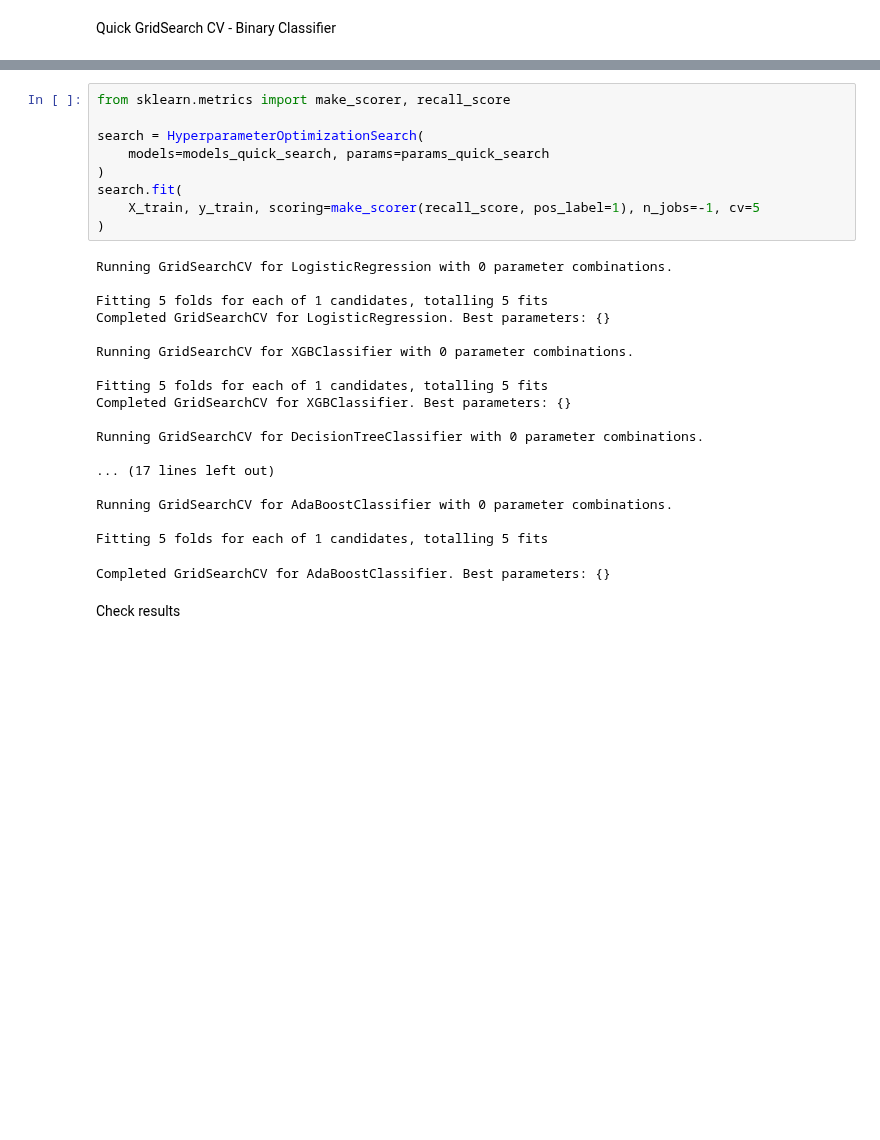
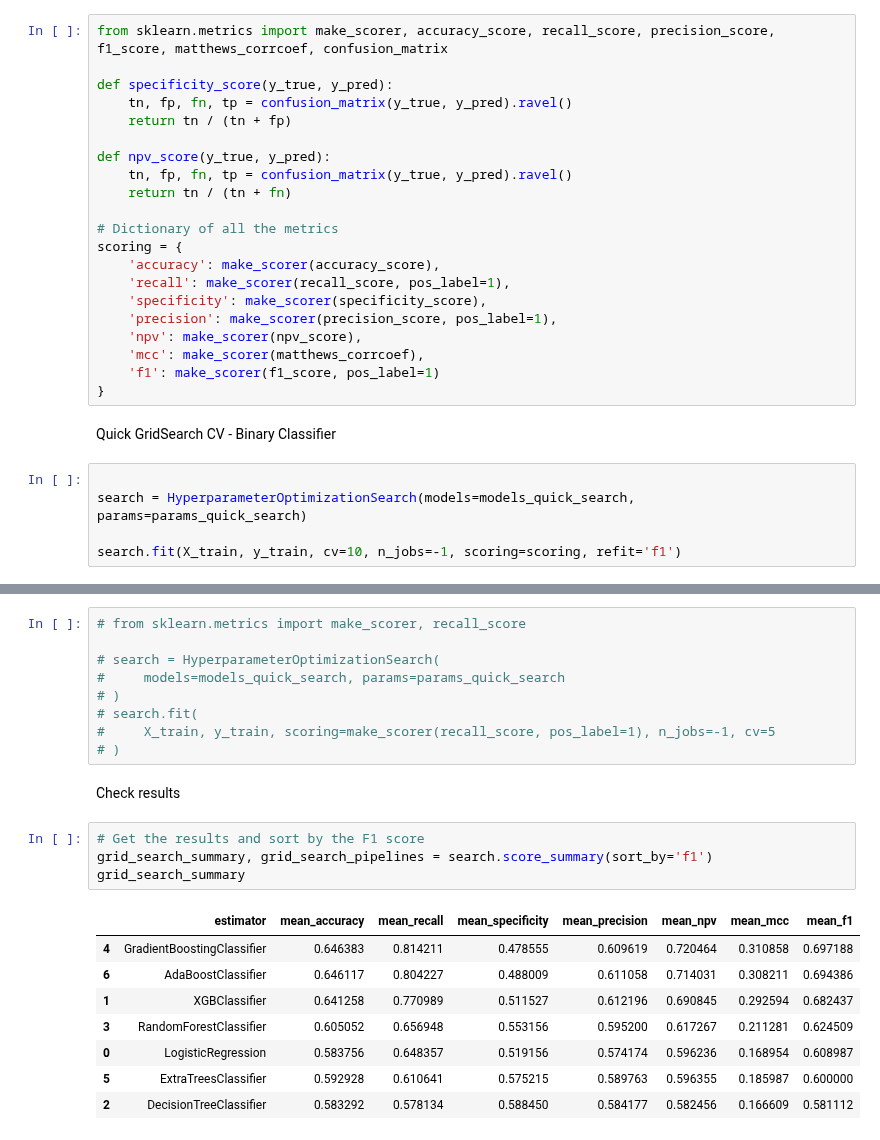
Before and after one commit to pswhdev/ivf-success-predictor, a Jupyter notebook: jupyter_notebooks/05 - Modeling and Evaluation Predict Success.ipynb, the cells around one changed output, grey strips where cells are left out. Cells and saved outputs as stored; diff of their text form; blank space fills up the shorter version.

Commit message:
Add different performance metrics on Quick GridSearch CV

```diff
--- a/jupyter_notebooks/05 - Modeling and Evaluation Predict Success.ipynb
+++ b/jupyter_notebooks/05 - Modeling and Evaluation Predict Success.ipynb
@@ -676,2 +765,28 @@ params_quick_search = {
+# %%
+from sklearn.metrics import make_scorer, accuracy_score, recall_score, precision_score, f1_score, matthews_corrcoef, confusion_matrix
+
+def specificity_score(y_true, y_pred):
+    tn, fp, fn, tp = confusion_matrix(y_true, y_pred).ravel()
+    return tn / (tn + fp)
+
+def npv_score(y_true, y_pred):
+    tn, fp, fn, tp = confusion_matrix(y_true, y_pred).ravel()
+    return tn / (tn + fn)
+
+# Dictionary of all the metrics
+scoring = {
+    'accuracy': make_scorer(accuracy_score),
+    'recall': make_scorer(recall_score, pos_label=1),
+    'specificity': make_scorer(specificity_score),
+    'precision': make_scorer(precision_score, pos_label=1),
+    'npv': make_scorer(npv_score),
+    'mcc': make_scorer(matthews_corrcoef),
+    'f1': make_scorer(f1_score, pos_label=1)
+}
 # %% [markdown]
 Quick GridSearch CV - Binary Classifier
+# %%
+
+search = HyperparameterOptimizationSearch(models=models_quick_search, params=params_quick_search)
+
+search.fit(X_train, y_train, cv=10, n_jobs=-1, scoring=scoring, refit='f1')
@@ -678,31 +845,25 @@ Quick GridSearch CV - Binary Classifier
 # %%
-from sklearn.metrics import make_scorer, recall_score
+# from sklearn.metrics import make_scorer, recall_score
 
-search = HyperparameterOptimizationSearch(
-    models=models_quick_search, params=params_quick_search
-)
-search.fit(
-    X_train, y_train, scoring=make_scorer(recall_score, pos_label=1), n_jobs=-1, cv=5
-)
+# search = HyperparameterOptimizationSearch(
+#     models=models_quick_search, params=params_quick_search
+# )
+# search.fit(
+#     X_train, y_train, scoring=make_scorer(recall_score, pos_label=1), n_jobs=-1, cv=5
+# )
-# %% [output]
-Running GridSearchCV for LogisticRegression with 0 parameter combinations.
-
-Fitting 5 folds for each of 1 candidates, totalling 5 fits
-Completed GridSearchCV for LogisticRegression. Best parameters: {}
-
-Running GridSearchCV for XGBClassifier with 0 parameter combinations.
-
-Fitting 5 folds for each of 1 candidates, totalling 5 fits
-Completed GridSearchCV for XGBClassifier. Best parameters: {}
-
-Running GridSearchCV for DecisionTreeClassifier with 0 parameter combinations.
-
-... (17 lines left out)
-
-Running GridSearchCV for AdaBoostClassifier with 0 parameter combinations.
-
-Fitting 5 folds for each of 1 candidates, totalling 5 fits
-Completed GridSearchCV for AdaBoostClassifier. Best parameters: {}
 # %% [markdown]
 Check results
+# %%
+# Get the results and sort by the F1 score
+grid_search_summary, grid_search_pipelines = search.score_summary(sort_by='f1')
+grid_search_summary
+# %% [output]
+|  | estimator | mean_accuracy | mean_recall | mean_specificity | mean_precision | mean_npv | mean_mcc | mean_f1 |
+| 4 | GradientBoostingClassifier | 0.646383 | 0.814211 | 0.478555 | 0.609619 | 0.720464 | 0.310858 | 0.697188 |
+| 6 | AdaBoostClassifier | 0.646117 | 0.804227 | 0.488009 | 0.611058 | 0.714031 | 0.308211 | 0.694386 |
+| 1 | XGBClassifier | 0.641258 | 0.770989 | 0.511527 | 0.612196 | 0.690845 | 0.292594 | 0.682437 |
+| 3 | RandomForestClassifier | 0.605052 | 0.656948 | 0.553156 | 0.595200 | 0.617267 | 0.211281 | 0.624509 |
+| 0 | LogisticRegression | 0.583756 | 0.648357 | 0.519156 | 0.574174 | 0.596236 | 0.168954 | 0.608987 |
+| 5 | ExtraTreesClassifier | 0.592928 | 0.610641 | 0.575215 | 0.589763 | 0.596355 | 0.185987 | 0.600000 |
+| 2 | DecisionTreeClassifier | 0.583292 | 0.578134 | 0.588450 | 0.584177 | 0.582456 | 0.166609 | 0.581112 |
 # %%
```
Also changed, not shown: parts of 33 cells of this notebook, 1 other file.
